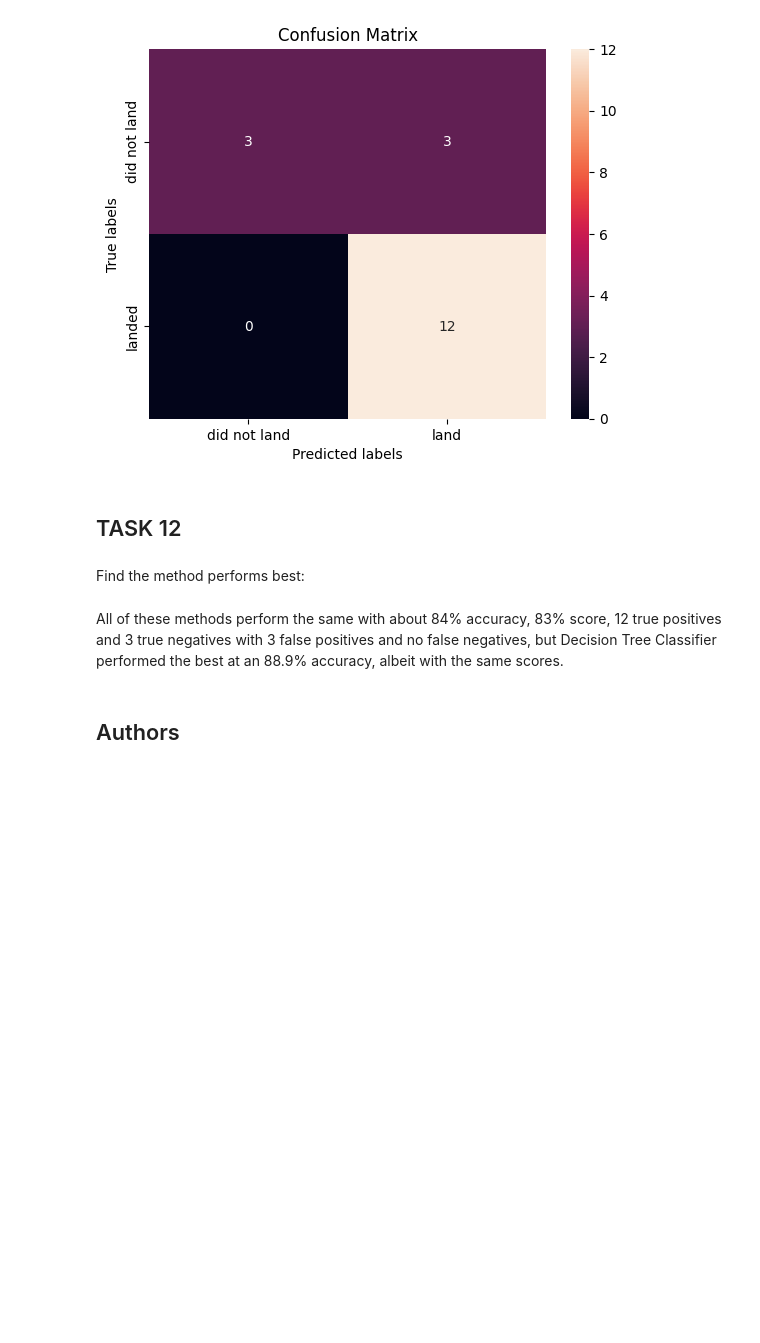
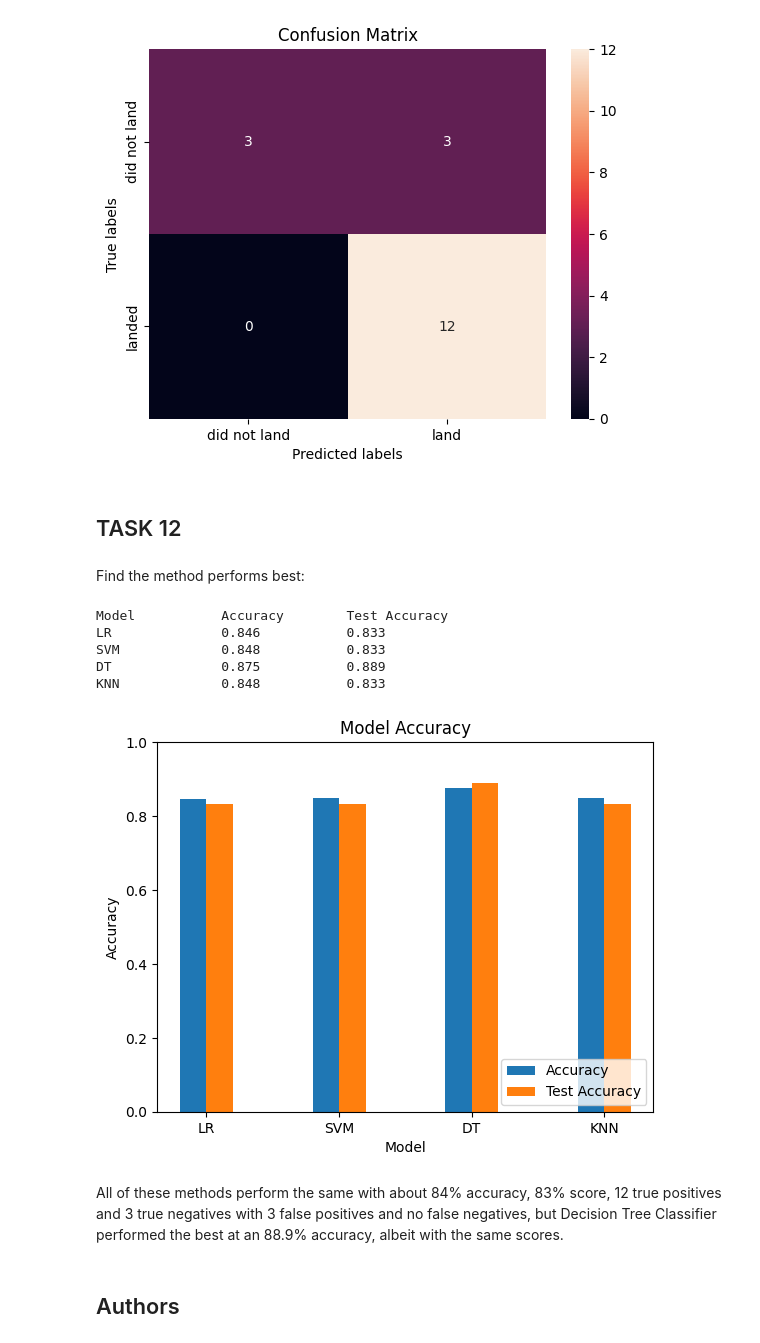
Before and after one commit to marcusiorillo/AppliedDataScienceCapstonePresentation, a Jupyter notebook: SpaceX_Machine Learning Prediction_Part_5.ipynb, the cells around one changed output. Cells and saved outputs as stored; diff of their text form; code cells hidden in the pictures; blank space fills up the shorter version.

```diff
--- a/SpaceX_Machine Learning Prediction_Part_5.ipynb
+++ b/SpaceX_Machine Learning Prediction_Part_5.ipynb
@@ -359,6 +359,49 @@ plot_confusion_matrix(Y_test,yhat)
 ## TASK  12
 # %% [markdown]
 Find the method performs best:
+# %%
+print("Model\t\tAccuracy\tTest Accuracy")
+print("LR\t\t{}\t\t{}".format(round(logreg_cv.best_score_, 3), round(logreg_cv.score(X_test, Y_test), 3)))
+print("SVM\t\t{}\t\t{}".format(round(svm_cv.best_score_, 3), round(svm_cv.score(X_test, Y_test), 3)))
+print("DT\t\t{}\t\t{}".format(round(tree_cv.best_score_, 3), round(tree_cv.score(X_test, Y_test), 3)))
+print("KNN\t\t{}\t\t{}".format(round(knn_cv.best_score_, 3), round(knn_cv.score(X_test, Y_test), 3)))
+
+best = {}
+
+best['LR'] = {'Accuracy': round(logreg_cv.best_score_, 3), 'Test_Accuracy': round(logreg_cv.score(X_test, Y_test), 3)}
+best['SVM'] = {'Accuracy': round(svm_cv.best_score_, 3), 'Test_Accuracy': round(svm_cv.score(X_test, Y_test), 3)}
+best['DT'] = {'Accuracy': round(tree_cv.best_score_, 3), 'Test_Accuracy': round(tree_cv.score(X_test, Y_test), 3)}
+best['KNN'] = {'Accuracy': round(knn_cv.best_score_, 3), 'Test_Accuracy': round(knn_cv.score(X_test, Y_test), 3)}
+
+x = []
+y = []
+z = []
+
+for i in best.keys():
+    x.append(i)
+    y.append(best[i]['Accuracy'])
+    z.append(best[i]['Test_Accuracy'])
+
+X_axis = np.arange(len(x))
+
+plt.bar(X_axis - 0.1, y, 0.2, label = 'Accuracy')
+plt.bar(X_axis + 0.1, z, 0.2, label = 'Test Accuracy')
+
+plt.ylim([0,1])
+plt.xticks(X_axis, x)
+
+plt.xlabel("Model")
+plt.ylabel("Accuracy")
+plt.title("Model Accuracy")
+plt.legend(loc='lower right')
+plt.show()
+# %% [output]
+Model           Accuracy        Test Accuracy
+LR              0.846           0.833
+SVM             0.848           0.833
+DT              0.875           0.889
+KNN             0.848           0.833
+[figure, added]
 # %% [markdown]
 All of these methods perform the same with about 84% accuracy, 83% score, 12 true positives and 3 true negatives with 3 false positives and no false negatives, but Decision Tree Classifier performed the best at an 88.9% accuracy, albeit with the same scores.
 # %% [markdown]
```
Also changed, not shown: parts of 3 cells of this notebook.
